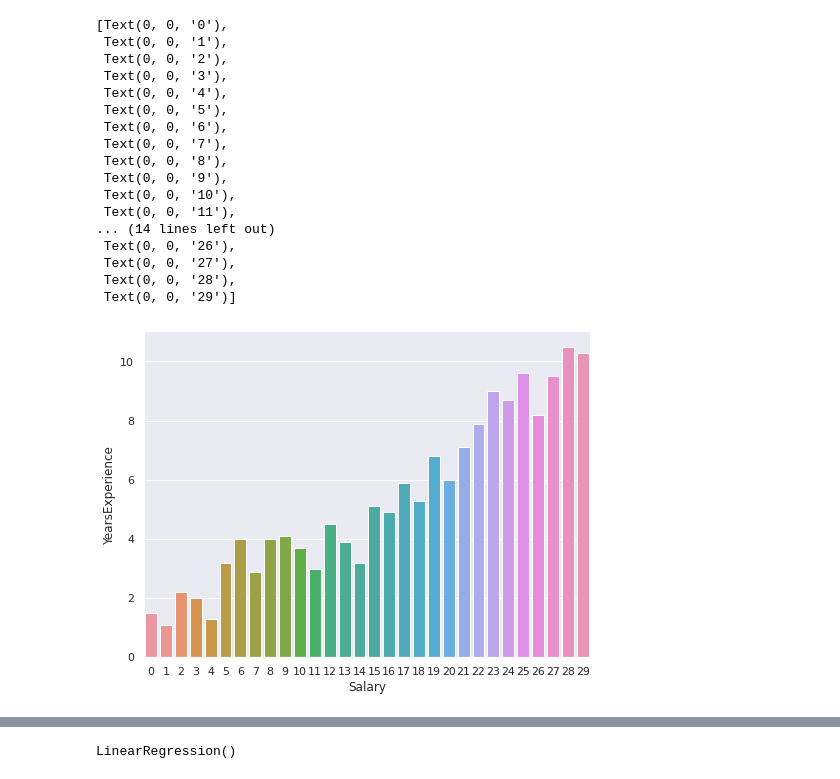
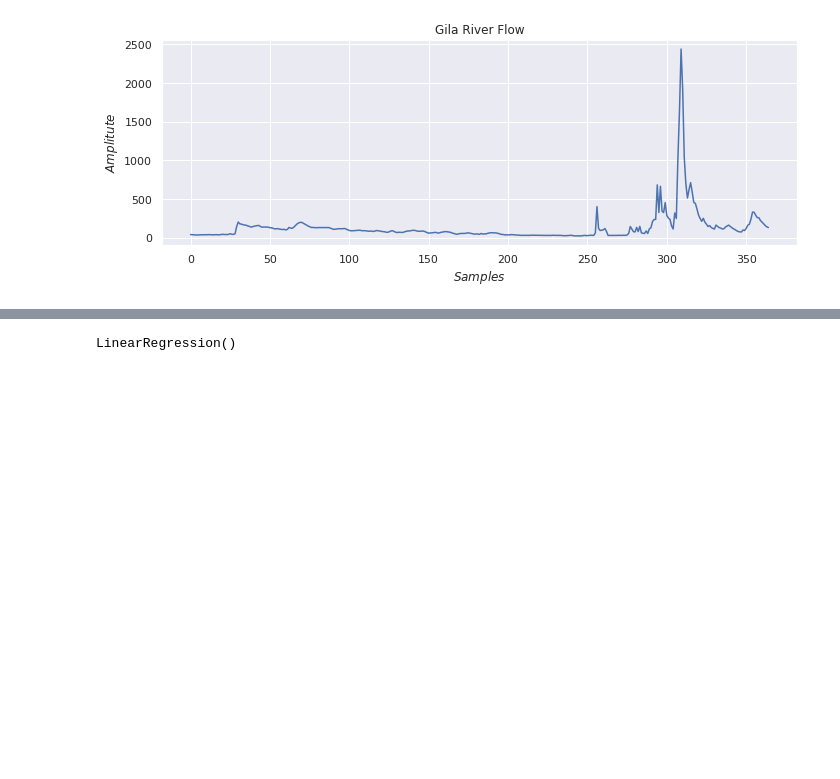
Before and after one commit to asheta66/Machine-Learning-2024, a Jupyter notebook: Multiple Linear Regression/MLR_A.ipynb, the cells around one changed output, grey strips where cells are left out. Saved outputs shown, nothing was run; the diff lists cells and outputs as text; code cells hidden in the pictures; blank space fills up the shorter version.

```diff
--- a/Multiple Linear Regression/MLR_A.ipynb
+++ b/Multiple Linear Regression/MLR_A.ipynb
@@ -84,26 +52,13 @@ sns.countplot(data=Salary_data, y="YearsExperience")
-# %%
-sns.set(rc={"figure.figsize":(8, 6)}) #width=8, height=4
-sns.barplot(data=Salary_data, y="YearsExperience", x="Salary")
-
-current_values = plt.gca().get_xticks()
-plt.gca().set_xticklabels(['{:,.0f}'.format(x) for x in current_values])
-# %% [output]
-[Text(0, 0, '0'),
- Text(0, 0, '1'),
- Text(0, 0, '2'),
- Text(0, 0, '3'),
- Text(0, 0, '4'),
- Text(0, 0, '5'),
- Text(0, 0, '6'),
- Text(0, 0, '7'),
- Text(0, 0, '8'),
- Text(0, 0, '9'),
- Text(0, 0, '10'),
- Text(0, 0, '11'),
-... (14 lines left out)
- Text(0, 0, '26'),
- Text(0, 0, '27'),
- Text(0, 0, '28'),
- Text(0, 0, '29')]
-[figure, removed]
+# %%
+# Drawing river flow
+
+fig, axs = plt.subplots(figsize=(10, 4), tight_layout=True)
+plt.plot(y, '-b')
+plt.xlabel(r'$ Samples $', fontsize=12)
+plt.ylabel(r'$ Amplitute $', fontsize=12)
+plt.title(r'Gila River Flow', fontsize=12)
+plt.grid(True)
+plt.show()
+# %% [output]
+[figure, added]
 # %%
```
Also changed, not shown: parts of 11 cells of this notebook.
